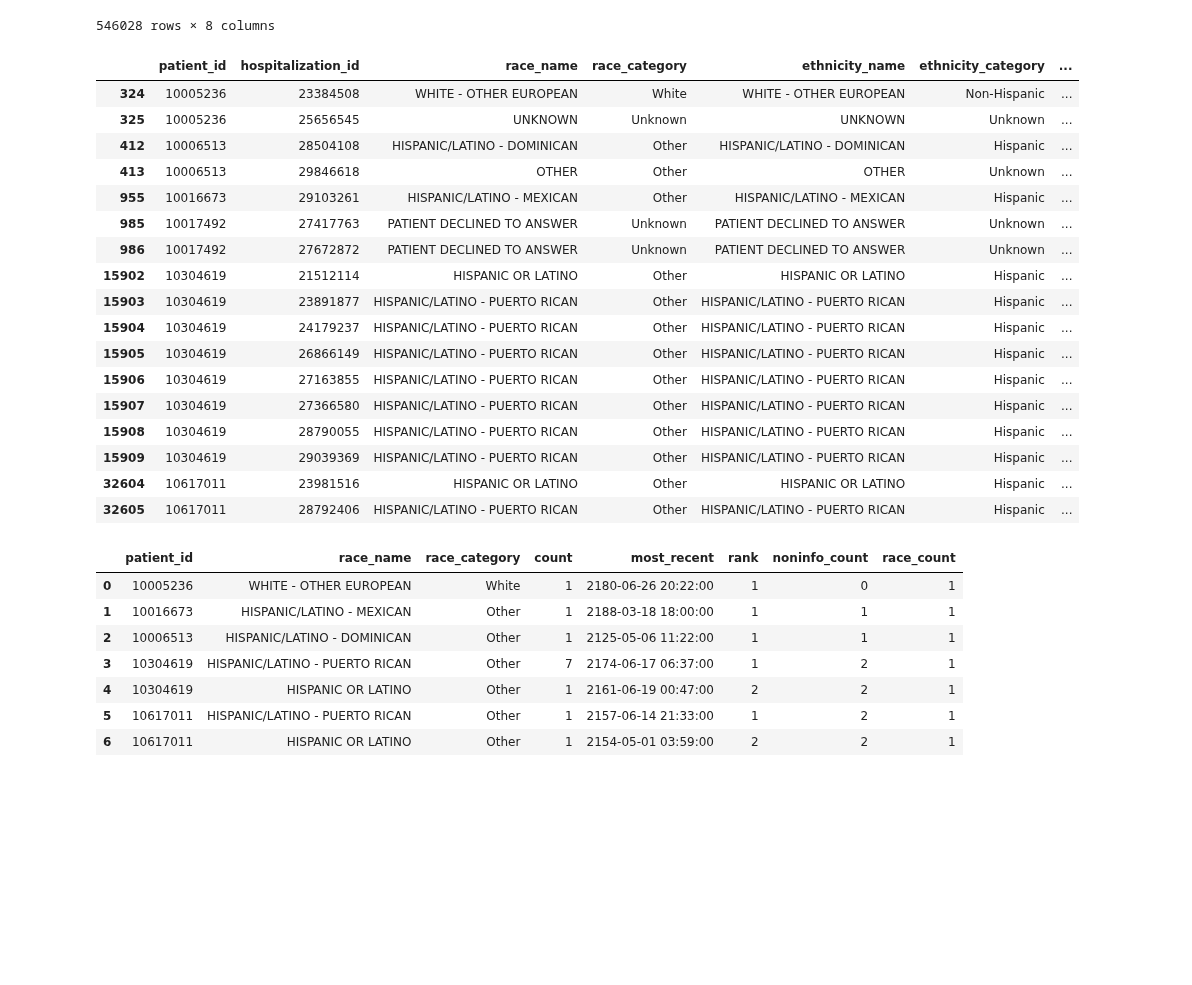
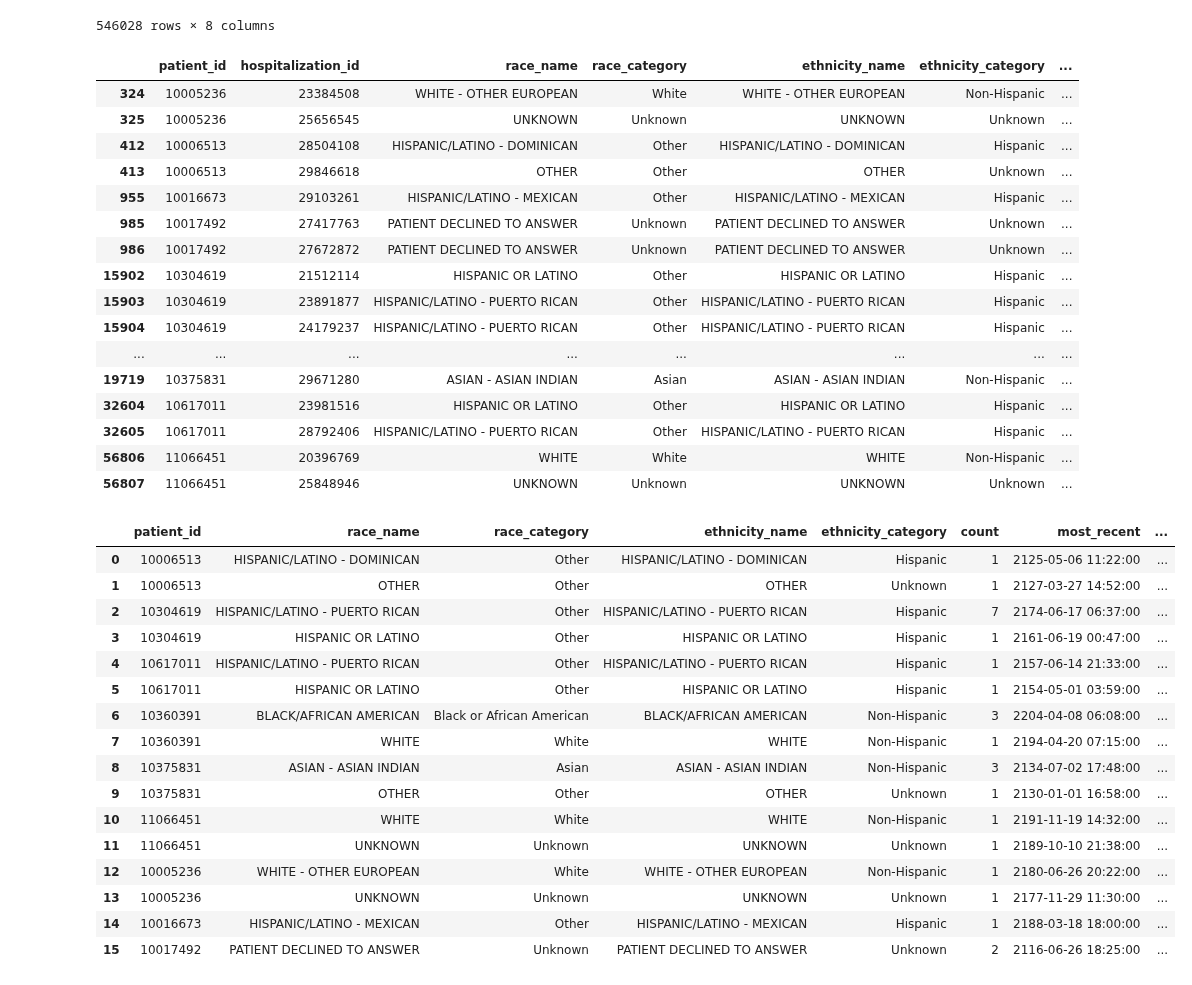
Before and after one commit to oldsandiaz/mimicclif, a Jupyter notebook: notebooks/patient_dev.ipynb, the cells around one changed output. Saved outputs shown, nothing was run; the diff lists cells and outputs as text; code cells hidden in the pictures; blank space fills up the shorter version.

Commit message:
updated etl for the patient table to solve edge cases in race dedup

```diff
--- a/notebooks/patient_dev.ipynb
+++ b/notebooks/patient_dev.ipynb
@@ -78,7 +78,7 @@ race_ethn
 | 546027 | 19999987 | 23865745 | UNKNOWN | Unknown | UNKNOWN | Unknown | ... |
 546028 rows × 8 columns
 # %%
-test_patient_ids = [10005236, 10016673, 10017492, 10006513, 10304619, 10617011]
+test_patient_ids = [10005236, 10016673, 10017492, 10006513, 10304619, 10617011, 10360391, 10375831,11066451]
 race_ethn_test = race_ethn[race_ethn["patient_id"].isin(test_patient_ids)]
 race_ethn_test
 # %% [output]
@@ -93,46 +93,52 @@ race_ethn_test
 | 15902 | 10304619 | 21512114 | HISPANIC OR LATINO | Other | HISPANIC OR LATINO | Hispanic | ... |
 | 15903 | 10304619 | 23891877 | HISPANIC/LATINO - PUERTO RICAN | Other | HISPANIC/LATINO - PUERTO RICAN | Hispanic | ... |
 | 15904 | 10304619 | 24179237 | HISPANIC/LATINO - PUERTO RICAN | Other | HISPANIC/LATINO - PUERTO RICAN | Hispanic | ... |
-| 15905 | 10304619 | 26866149 | HISPANIC/LATINO - PUERTO RICAN | Other | HISPANIC/LATINO - PUERTO RICAN | Hispanic | ... |
-| 15906 | 10304619 | 27163855 | HISPANIC/LATINO - PUERTO RICAN | Other | HISPANIC/LATINO - PUERTO RICAN | Hispanic | ... |
-| 15907 | 10304619 | 27366580 | HISPANIC/LATINO - PUERTO RICAN | Other | HISPANIC/LATINO - PUERTO RICAN | Hispanic | ... |
-| 15908 | 10304619 | 28790055 | HISPANIC/LATINO - PUERTO RICAN | Other | HISPANIC/LATINO - PUERTO RICAN | Hispanic | ... |
-| 15909 | 10304619 | 29039369 | HISPANIC/LATINO - PUERTO RICAN | Other | HISPANIC/LATINO - PUERTO RICAN | Hispanic | ... |
+| ... | ... | ... | ... | ... | ... | ... | ... |
+| 19719 | 10375831 | 29671280 | ASIAN - ASIAN INDIAN | Asian | ASIAN - ASIAN INDIAN | Non-Hispanic | ... |
 | 32604 | 10617011 | 23981516 | HISPANIC OR LATINO | Other | HISPANIC OR LATINO | Hispanic | ... |
 | 32605 | 10617011 | 28792406 | HISPANIC/LATINO - PUERTO RICAN | Other | HISPANIC/LATINO - PUERTO RICAN | Hispanic | ... |
+| 56806 | 11066451 | 20396769 | WHITE | White | WHITE | Non-Hispanic | ... |
+| 56807 | 11066451 | 25848946 | UNKNOWN | Unknown | UNKNOWN | Unknown | ... |
 # %%
 query = """
 SELECT
     patient_id,
     race_name,
     race_category,
+    ethnicity_name,
+    ethnicity_category,
     COUNT(*) AS count,
     MAX(admittime) AS most_recent,
-    RANK() OVER (
+    true_noninfo,
+    ROW_NUMBER() OVER (
         PARTITION BY patient_id
         ORDER BY
             count DESC,
-            most_recent DESC)
-        AS rank,
-    COUNT(CASE WHEN race_category in ('Other', 'Unknown') THEN 1 END) OVER (
-        PARTITION BY patient_id)
-        AS noninfo_count,
-    COUNT(DISTINCT race_category) OVER (
-        PARTITION BY patient_id)
-        AS race_count
+            true_noninfo,
+            most_recent DESC
+            )
+        AS rn
 FROM race_ethn_test
-WHERE true_noninfo = 0
-GROUP BY patient_id, race_name, race_category
+GROUP BY patient_id, race_name, race_category, ethnicity_name, ethnicity_category, true_noninfo
 """
 race_ethn_ranked_test = duckdb.query(query).df()
 race_ethn_ranked_test
 # %% [output]
-|  | patient_id | race_name | race_category | count | most_recent | rank | noninfo_count | race_count |
-| 0 | 10005236 | WHITE - OTHER EUROPEAN | White | 1 | 2180-06-26 20:22:00 | 1 | 0 | 1 |
-| 1 | 10016673 | HISPANIC/LATINO - MEXICAN | Other | 1 | 2188-03-18 18:00:00 | 1 | 1 | 1 |
-| 2 | 10006513 | HISPANIC/LATINO - DOMINICAN | Other | 1 | 2125-05-06 11:22:00 | 1 | 1 | 1 |
-| 3 | 10304619 | HISPANIC/LATINO - PUERTO RICAN | Other | 7 | 2174-06-17 06:37:00 | 1 | 2 | 1 |
-| 4 | 10304619 | HISPANIC OR LATINO | Other | 1 | 2161-06-19 00:47:00 | 2 | 2 | 1 |
-| 5 | 10617011 | HISPANIC/LATINO - PUERTO RICAN | Other | 1 | 2157-06-14 21:33:00 | 1 | 2 | 1 |
-| 6 | 10617011 | HISPANIC OR LATINO | Other | 1 | 2154-05-01 03:59:00 | 2 | 2 | 1 |
+|  | patient_id | race_name | race_category | ethnicity_name | ethnicity_category | count | most_recent | ... |
+| 0 | 10006513 | HISPANIC/LATINO - DOMINICAN | Other | HISPANIC/LATINO - DOMINICAN | Hispanic | 1 | 2125-05-06 11:22:00 | ... |
+| 1 | 10006513 | OTHER | Other | OTHER | Unknown | 1 | 2127-03-27 14:52:00 | ... |
+| 2 | 10304619 | HISPANIC/LATINO - PUERTO RICAN | Other | HISPANIC/LATINO - PUERTO RICAN | Hispanic | 7 | 2174-06-17 06:37:00 | ... |
+| 3 | 10304619 | HISPANIC OR LATINO | Other | HISPANIC OR LATINO | Hispanic | 1 | 2161-06-19 00:47:00 | ... |
+| 4 | 10617011 | HISPANIC/LATINO - PUERTO RICAN | Other | HISPANIC/LATINO - PUERTO RICAN | Hispanic | 1 | 2157-06-14 21:33:00 | ... |
+| 5 | 10617011 | HISPANIC OR LATINO | Other | HISPANIC OR LATINO | Hispanic | 1 | 2154-05-01 03:59:00 | ... |
+| 6 | 10360391 | BLACK/AFRICAN AMERICAN | Black or African American | BLACK/AFRICAN AMERICAN | Non-Hispanic | 3 | 2204-04-08 06:08:00 | ... |
+| 7 | 10360391 | WHITE | White | WHITE | Non-Hispanic | 1 | 2194-04-20 07:15:00 | ... |
+| 8 | 10375831 | ASIAN - ASIAN INDIAN | Asian | ASIAN - ASIAN INDIAN | Non-Hispanic | 3 | 2134-07-02 17:48:00 | ... |
+| 9 | 10375831 | OTHER | Other | OTHER | Unknown | 1 | 2130-01-01 16:58:00 | ... |
+| 10 | 11066451 | WHITE | White | WHITE | Non-Hispanic | 1 | 2191-11-19 14:32:00 | ... |
+| 11 | 11066451 | UNKNOWN | Unknown | UNKNOWN | Unknown | 1 | 2189-10-10 21:38:00 | ... |
+| 12 | 10005236 | WHITE - OTHER EUROPEAN | White | WHITE - OTHER EUROPEAN | Non-Hispanic | 1 | 2180-06-26 20:22:00 | ... |
+| 13 | 10005236 | UNKNOWN | Unknown | UNKNOWN | Unknown | 1 | 2177-11-29 11:30:00 | ... |
+| 14 | 10016673 | HISPANIC/LATINO - MEXICAN | Other | HISPANIC/LATINO - MEXICAN | Hispanic | 1 | 2188-03-18 18:00:00 | ... |
+| 15 | 10017492 | PATIENT DECLINED TO ANSWER | Unknown | PATIENT DECLINED TO ANSWER | Unknown | 2 | 2116-06-26 18:25:00 | ... |
 # %%
```
Also changed, not shown: parts of 1 cell of this notebook, 3 other files.
